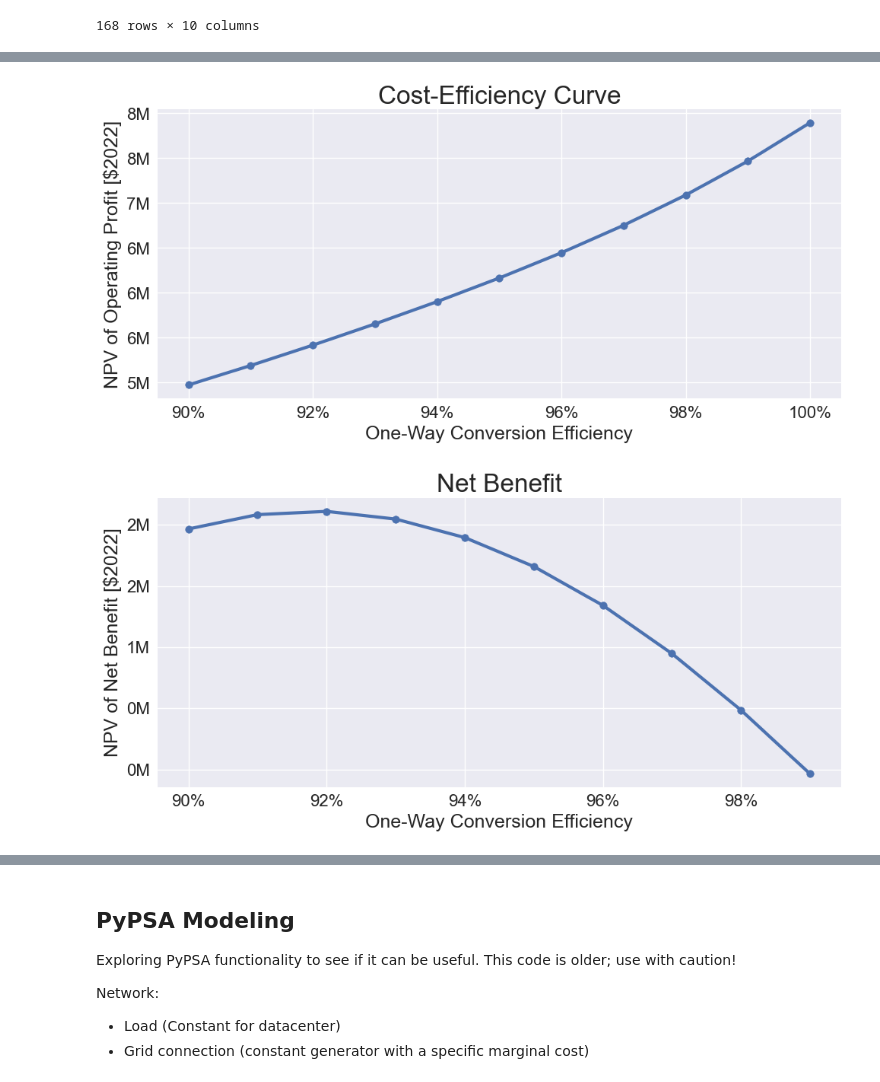
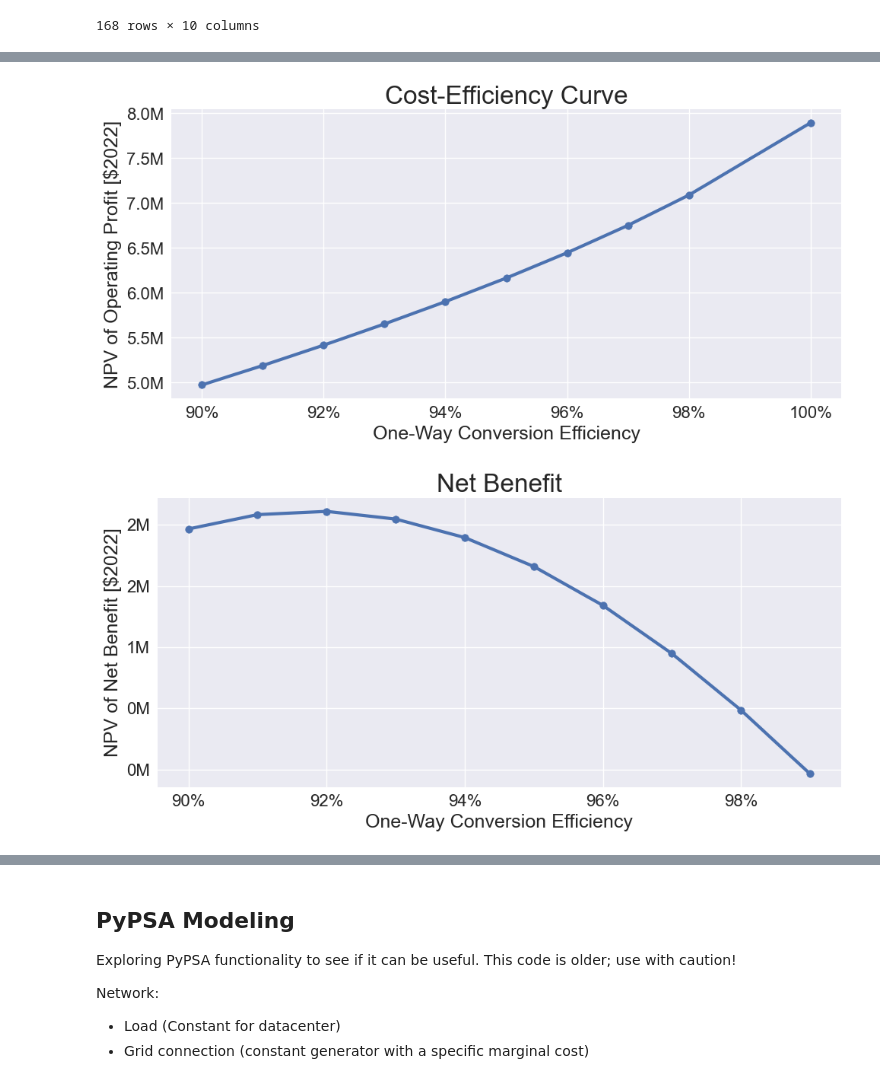
Before and after one commit to jstayn/energy-modeling, a Jupyter notebook: dev_notebook.ipynb, the cells around one changed output, grey strips where cells are left out. Drawn from its saved outputs; the diff is of its cells as text; code cells hidden in the pictures.

Commit message:
Cleaning up after changes to linear model

```diff
--- a/dev_notebook.ipynb
+++ b/dev_notebook.ipynb
@@ -848,0 +859,13 @@ Presolve reductions: rows 667(-510); columns 667(-173); nonzeros 1666(-852)
+# %%
+# Reload data
+
+output_sheet = r"C:\Users\jpsta\data\grid_data\outputs\model_run_2025-12-22_093902.xlsx"
+
+ops_npvs = []
+for n in range(10):
+    sheet_name = str(n+1)
+    daily_finances = pd.read_excel(output_sheet, sheet_name=sheet_name, parse_dates=['time (hours)'])
+    npv_operating_profit = daily_finances['discounted_profit'].sum()
+    ops_npvs.append(npv_operating_profit)
+
+ops_npvs
@@ -849,8 +883,13 @@ Presolve reductions: rows 667(-510); columns 667(-173); nonzeros 1666(-852)
 # %%
 # Explore results
 
+input_path = r"C:\Users\jpsta\data\grid_data\storage_model_inputs.xlsx"
+output_folder = r"C:\Users\jpsta\data\grid_data\outputs"
+input_scalar = pd.read_excel(input_path, sheet_name='Scalar Parameters', skiprows=1)
+
 
 profits = input_scalar.copy()
+profits = profits.iloc[[0,1,2,3,4,5,6,7,8,10],:]  # Take out last row
 profits['NPV of Operating Profit ($)'] = ops_npvs
 graph_df = profits.copy()
 inverter_curve = pd.read_excel(input_path, sheet_name="Inverter Options")
@@ -863,7 +902,7 @@ plt.xlabel('One-Way Conversion Efficiency')
 plt.ylabel('NPV of Operating Profit [$2022]')
 plt.title('Cost-Efficiency Curve')
 plt.gca().xaxis.set_major_formatter(PercentFormatter(xmax=1, decimals=0))
-plt.gca().yaxis.set_major_formatter(StrMethodFormatter('{x:.0f}M'))
+plt.gca().yaxis.set_major_formatter(StrMethodFormatter('{x:.1f}M'))
 plt.tight_layout()
 plt.savefig(os.path.join(output_folder, 'cost-efficiency.png'), dpi=200)
 
@@ -881,34 +920,34 @@ graph_df['Marginal Benefit'] = graph_df['NPV of Operating Profit ($)'].diff()
 # plt.scatter(graph_df['One-Way Conversion Efficiency (%)'], graph_df['Marginal Benefit']/10**3)
 # plt.plot(inverter_curve['One-Way Efficiency'], inverter_curve['Cost Difference'] / 10**3, label='Marginal Cost of Efficiency Gain')
 # plt.scatter(inverter_curve['One-Way Efficiency'], inverter_curve['Cost Difference'] / 10**3)
 # plt.xlabel('One-Way Conversion Efficiency')
 # plt.ylabel('Net Present Value [$2022]')
 # plt.title('Cost-Efficiency Curve')
 
 # plt.gca().xaxis.set_major_formatter(PercentFormatter(xmax=1, decimals=0))
 # plt.gca().yaxis.set_major_formatter(StrMethodFormatter('{x:.0f}k'))
 # plt.legend(fontsize=14)
 # plt.savefig(os.path.join(output_folder, 'marginal_cost-efficiency.png'), dpi=200)
 
 
 
 
 
 ## Explore the net benefit
 inverter_curve['Profit_NPV'] = inverter_curve['NPV Benefit'] - inverter_curve['Cost']
 
 plt.figure(figsize=(10,5))
 plt.plot(inverter_curve['One-Way Efficiency'], inverter_curve['Profit_NPV'] / 10**6)
 plt.scatter(inverter_curve['One-Way Efficiency'], inverter_curve['Profit_NPV'] / 10**6)
 plt.xlabel('One-Way Conversion Efficiency')
 plt.ylabel('NPV of Net Benefit [$2022]')
 plt.title('Net Benefit')
 plt.gca().xaxis.set_major_formatter(PercentFormatter(xmax=1, decimals=0))
 plt.gca().yaxis.set_major_formatter(StrMethodFormatter('{x:.0f}M'))
 plt.tight_layout()
 plt.savefig(os.path.join(output_folder, 'net_benefit.png'), dpi=200)
 # %% [output]
-[figure, old version]
+[figure, new version]
 [figure]
 # %%
 # Sanity checks to explore the data
```
Also changed, not shown: parts of 8 cells of this notebook, 3 other files.
